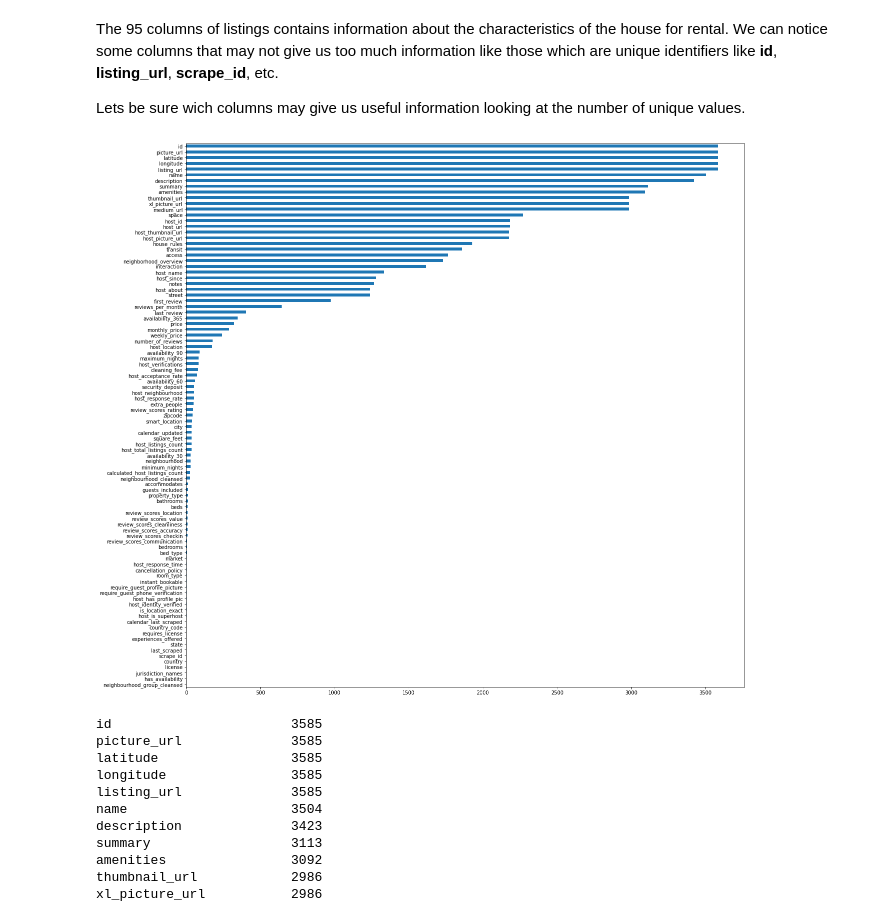
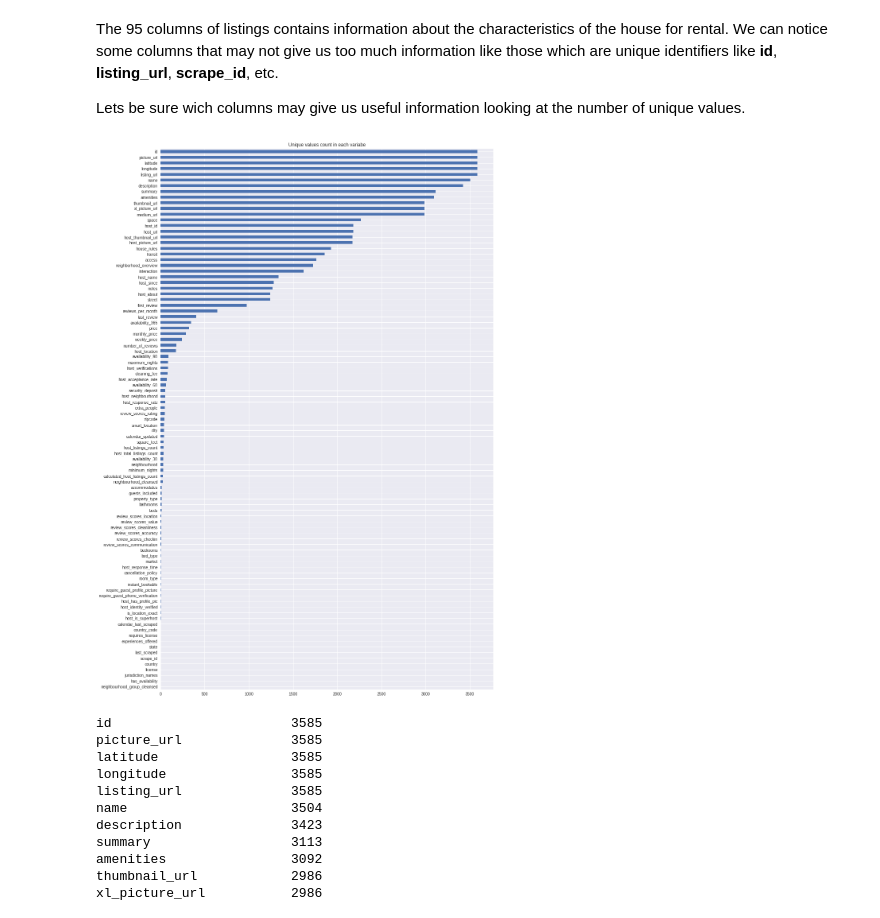
Before and after one commit to sgm1191/airbnb_data, a Jupyter notebook: data_understanding.ipynb, the cells around one changed output. Drawn from its saved outputs; the diff is of its cells as text; code cells hidden in the pictures.

```diff
--- a/data_understanding.ipynb
+++ b/data_understanding.ipynb
@@ -16,6 +16,8 @@ from pathlib import Path
 
 import pandas as pd
 import numpy as np
+import matplotlib.pyplot as plt
+plt.style.use('seaborn')
 # %%
 data_dir = Path('data')
 calendar_df = pd.read_csv(str(data_dir / 'calendar.csv'), parse_dates=["date"])
@@ -113,9 +115,9 @@ The 95 columns of listings contains information about the characteristics of the
 Lets be sure wich columns may give us useful information looking at the number of unique values.
 # %%
 listings_unique = listings_df.nunique().sort_values()
-listings_unique.plot.barh(figsize=(20,20));
+listings_unique.plot.barh(title="Unique values count in each variabe", figsize=(15,25));
 # %% [output]
-[figure, old version]
+[figure, new version]
 # %%
 listings_unique[listings_unique > 1000].sort_values(ascending=False)
 # %% [output]
```
Also changed, not shown: parts of 15 cells of this notebook.
